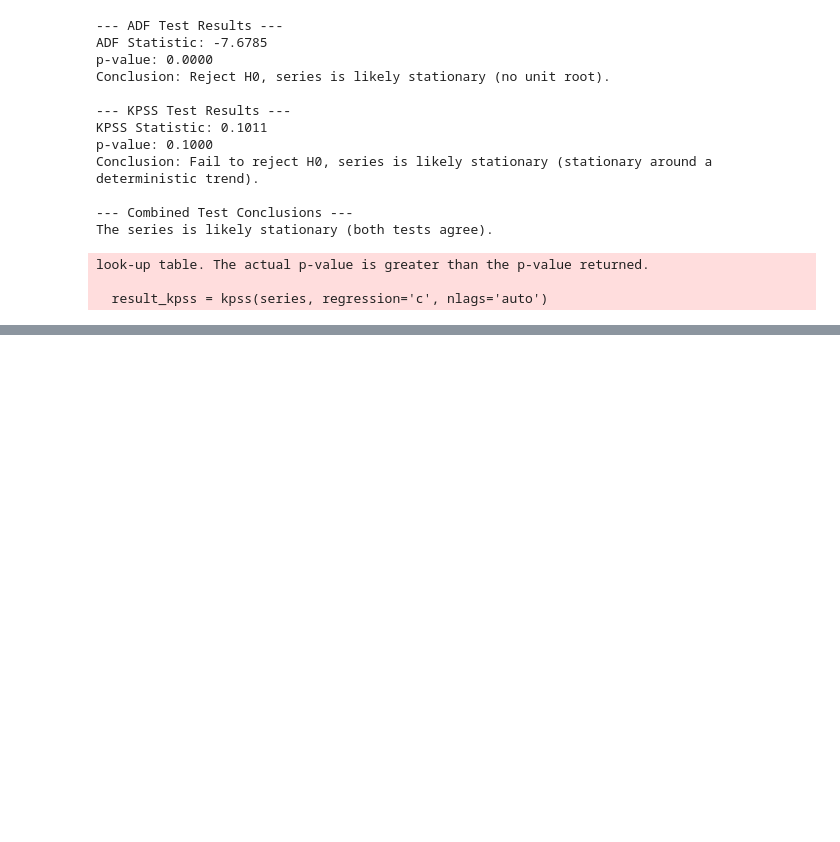
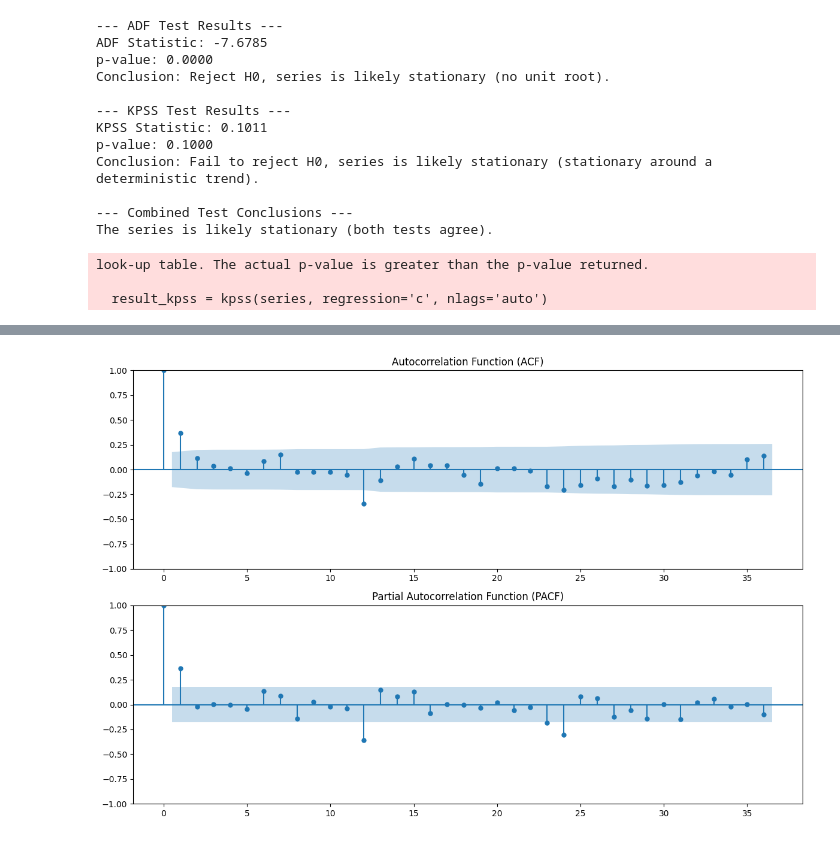
Before and after one commit to dlhegend/-TS_Academy_Capstone_Project, a Jupyter notebook: notebooks/douglas_tsa_cp.ipynb, the cells around one changed output, grey strips where cells are left out. Cells and saved outputs as stored; diff of their text form; code cells hidden in the pictures; blank space fills up the shorter version.

```diff
--- a/notebooks/douglas_tsa_cp.ipynb
+++ b/notebooks/douglas_tsa_cp.ipynb
@@ -298,3 +337,7 @@ Conflicting results: ADF suggests non-stationarity, KPSS suggests stationarity.
 look-up table. The actual p-value is greater than the p-value returned.
 
   result_kpss = kpss(series, regression='c', nlags='auto')
+# %%
+plot_acf_pacf(df_seasonal)
+# %% [output]
+[figure, added]
```
Also changed, not shown: parts of 25 cells of this notebook.
